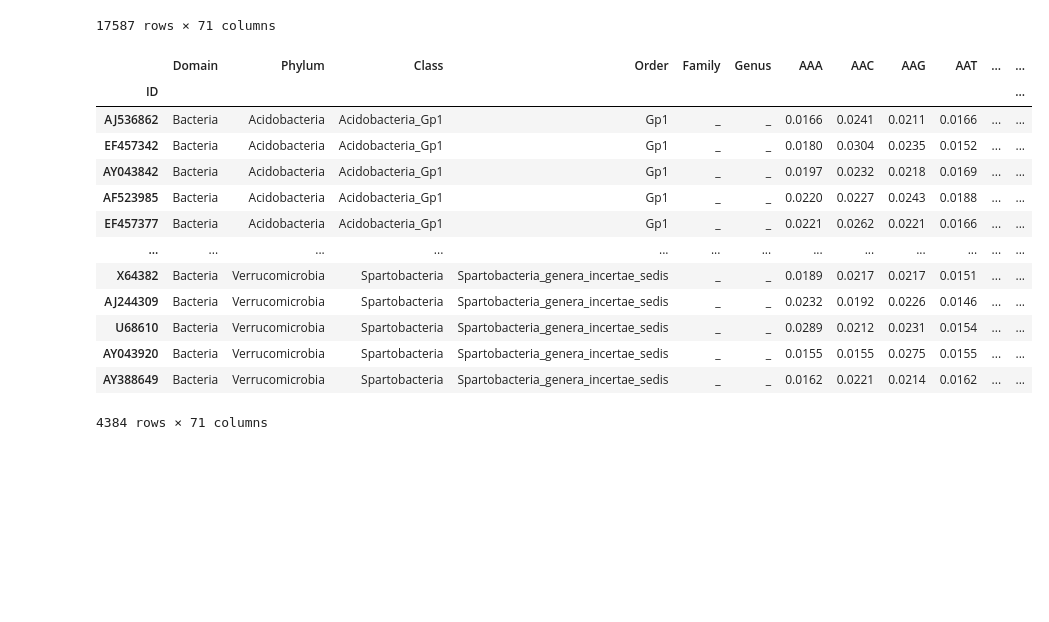
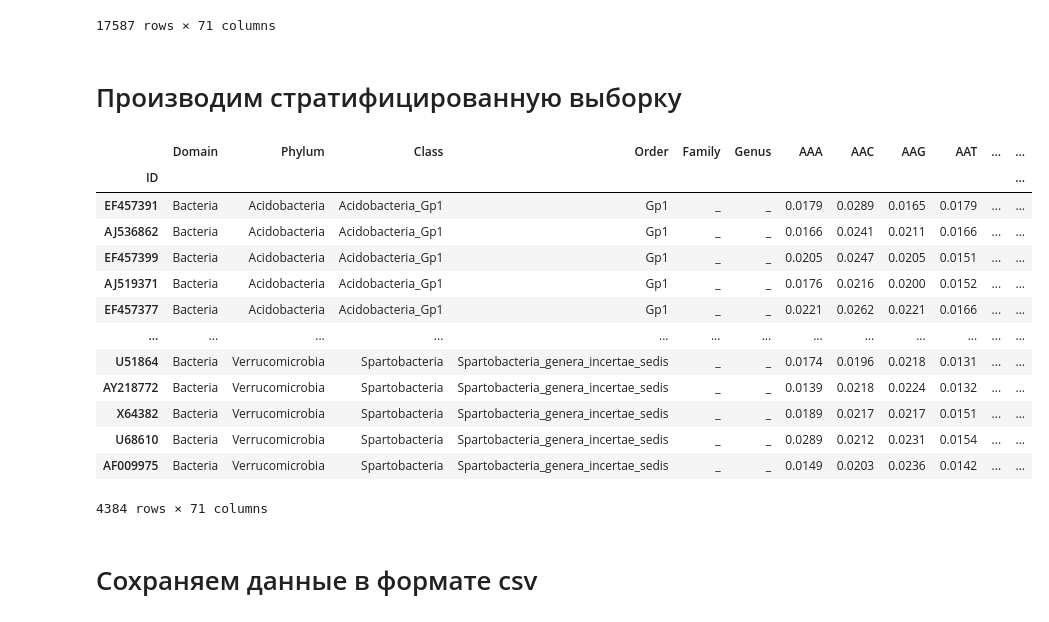
Before and after one commit to confect1on/biology_data_preprocessing, a Jupyter notebook: data_preprocessing.ipynb, the cells around one changed output. Drawn from its saved outputs; the diff is of its cells as text; code cells hidden in the pictures; blank space fills up the shorter version.

```diff
--- a/data_preprocessing.ipynb
+++ b/data_preprocessing.ipynb
@@ -174,20 +177,25 @@ reduced_df.set_index('ID')
 | NR_074234 | Bacteria | Bacteroidetes | Bacteroidia | Bacteroidales | Porphyromonadaceae | Porphyromonas | 0.0136 | 0.0197 | 0.0204 | 0.0129 | ... | ... |
 | NR_044194 | Bacteria | Actinobacteria | Actinobacteria | Pseudonocardiales | Pseudonocardiaceae | Saccharomonospora | 0.0112 | 0.0154 | 0.0189 | 0.0098 | ... | ... |
 17587 rows × 71 columns
+# %% [markdown]
+# Производим стратифицированную выборку
 # %%
-reduced_df.groupby(groups_key).apply(lambda group: group.sample(int(rg_min_value))).set_index('ID')
+stratified_sampling = reduced_df.groupby(groups_key).apply(lambda group: group.sample(int(rg_min_value))).set_index('ID')
+stratified_sampling
 # %% [output]
 |  | Domain | Phylum | Class | Order | Family | Genus | AAA | AAC | AAG | AAT | ... | ... |
 | ID |  |  |  |  |  |  |  |  |  |  |  | ... |
+| EF457391 | Bacteria | Acidobacteria | Acidobacteria_Gp1 | Gp1 | _ | _ | 0.0179 | 0.0289 | 0.0165 | 0.0179 | ... | ... |
 | AJ536862 | Bacteria | Acidobacteria | Acidobacteria_Gp1 | Gp1 | _ | _ | 0.0166 | 0.0241 | 0.0211 | 0.0166 | ... | ... |
-| EF457342 | Bacteria | Acidobacteria | Acidobacteria_Gp1 | Gp1 | _ | _ | 0.0180 | 0.0304 | 0.0235 | 0.0152 | ... | ... |
-| AY043842 | Bacteria | Acidobacteria | Acidobacteria_Gp1 | Gp1 | _ | _ | 0.0197 | 0.0232 | 0.0218 | 0.0169 | ... | ... |
-| AF523985 | Bacteria | Acidobacteria | Acidobacteria_Gp1 | Gp1 | _ | _ | 0.0220 | 0.0227 | 0.0243 | 0.0188 | ... | ... |
+| EF457399 | Bacteria | Acidobacteria | Acidobacteria_Gp1 | Gp1 | _ | _ | 0.0205 | 0.0247 | 0.0205 | 0.0151 | ... | ... |
+| AJ519371 | Bacteria | Acidobacteria | Acidobacteria_Gp1 | Gp1 | _ | _ | 0.0176 | 0.0216 | 0.0200 | 0.0152 | ... | ... |
 | EF457377 | Bacteria | Acidobacteria | Acidobacteria_Gp1 | Gp1 | _ | _ | 0.0221 | 0.0262 | 0.0221 | 0.0166 | ... | ... |
 | ... | ... | ... | ... | ... | ... | ... | ... | ... | ... | ... | ... | ... |
+| U51864 | Bacteria | Verrucomicrobia | Spartobacteria | Spartobacteria_genera_incertae_sedis | _ | _ | 0.0174 | 0.0196 | 0.0218 | 0.0131 | ... | ... |
+| AY218772 | Bacteria | Verrucomicrobia | Spartobacteria | Spartobacteria_genera_incertae_sedis | _ | _ | 0.0139 | 0.0218 | 0.0224 | 0.0132 | ... | ... |
 | X64382 | Bacteria | Verrucomicrobia | Spartobacteria | Spartobacteria_genera_incertae_sedis | _ | _ | 0.0189 | 0.0217 | 0.0217 | 0.0151 | ... | ... |
-| AJ244309 | Bacteria | Verrucomicrobia | Spartobacteria | Spartobacteria_genera_incertae_sedis | _ | _ | 0.0232 | 0.0192 | 0.0226 | 0.0146 | ... | ... |
 | U68610 | Bacteria | Verrucomicrobia | Spartobacteria | Spartobacteria_genera_incertae_sedis | _ | _ | 0.0289 | 0.0212 | 0.0231 | 0.0154 | ... | ... |
-| AY043920 | Bacteria | Verrucomicrobia | Spartobacteria | Spartobacteria_genera_incertae_sedis | _ | _ | 0.0155 | 0.0155 | 0.0275 | 0.0155 | ... | ... |
-| AY388649 | Bacteria | Verrucomicrobia | Spartobacteria | Spartobacteria_genera_incertae_sedis | _ | _ | 0.0162 | 0.0221 | 0.0214 | 0.0162 | ... | ... |
+| AF009975 | Bacteria | Verrucomicrobia | Spartobacteria | Spartobacteria_genera_incertae_sedis | _ | _ | 0.0149 | 0.0203 | 0.0236 | 0.0142 | ... | ... |
 4384 rows × 71 columns
+# %% [markdown]
+# Сохраняем данные в формате csv
```
Also changed, not shown: parts of 4 cells of this notebook.
